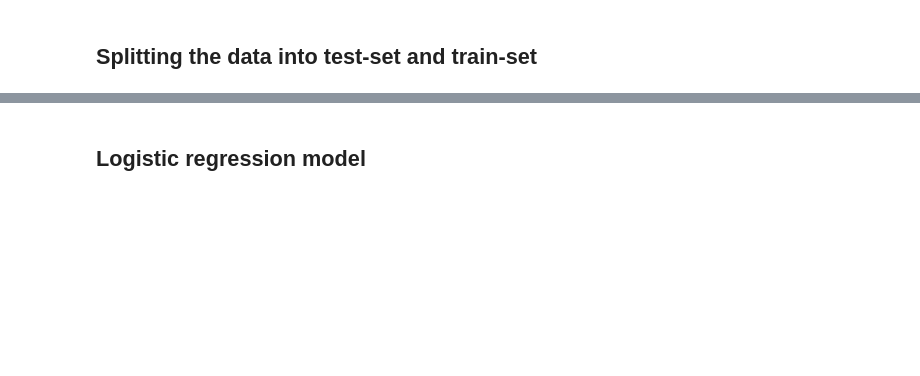
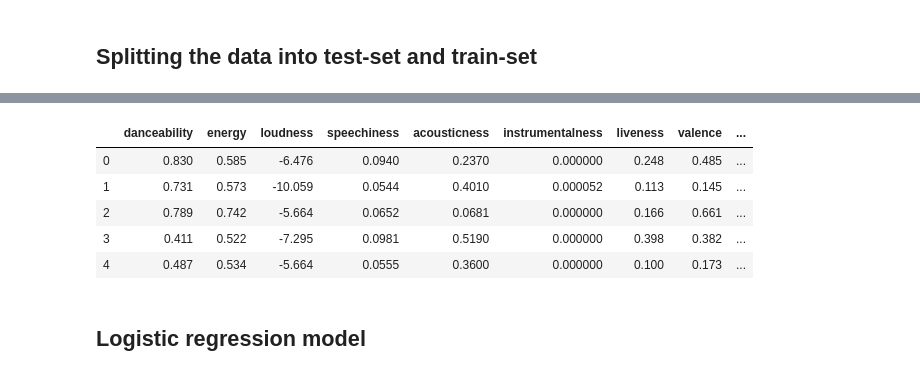
Before and after one commit to eskilrr/tdt4173, a Jupyter notebook: Notebook/different models hit predict.ipynb, the cells around one changed output, grey strips where cells are left out. Saved outputs shown, nothing was run; the diff lists cells and outputs as text; code cells hidden in the pictures; blank space fills up the shorter version.

```diff
--- a/Notebook/different models hit predict.ipynb
+++ b/Notebook/different models hit predict.ipynb
@@ -84,3 +85,12 @@ x_train, x_test, y_train, y_test = train_test_split(x, y, test_size = 0.3, rando
+# %%
+x.head()
+# %% [output]
+|  | danceability | energy | loudness | speechiness | acousticness | instrumentalness | liveness | valence | ... |
+| 0 | 0.830 | 0.585 | -6.476 | 0.0940 | 0.2370 | 0.000000 | 0.248 | 0.485 | ... |
+| 1 | 0.731 | 0.573 | -10.059 | 0.0544 | 0.4010 | 0.000052 | 0.113 | 0.145 | ... |
+| 2 | 0.789 | 0.742 | -5.664 | 0.0652 | 0.0681 | 0.000000 | 0.166 | 0.661 | ... |
+| 3 | 0.411 | 0.522 | -7.295 | 0.0981 | 0.5190 | 0.000000 | 0.398 | 0.382 | ... |
+| 4 | 0.487 | 0.534 | -5.664 | 0.0555 | 0.3600 | 0.000000 | 0.100 | 0.173 | ... |
 # %% [markdown]
 ## Logistic regression model
 # %%
```
Also changed, not shown: parts of 9 cells of this notebook, 3 other files.
